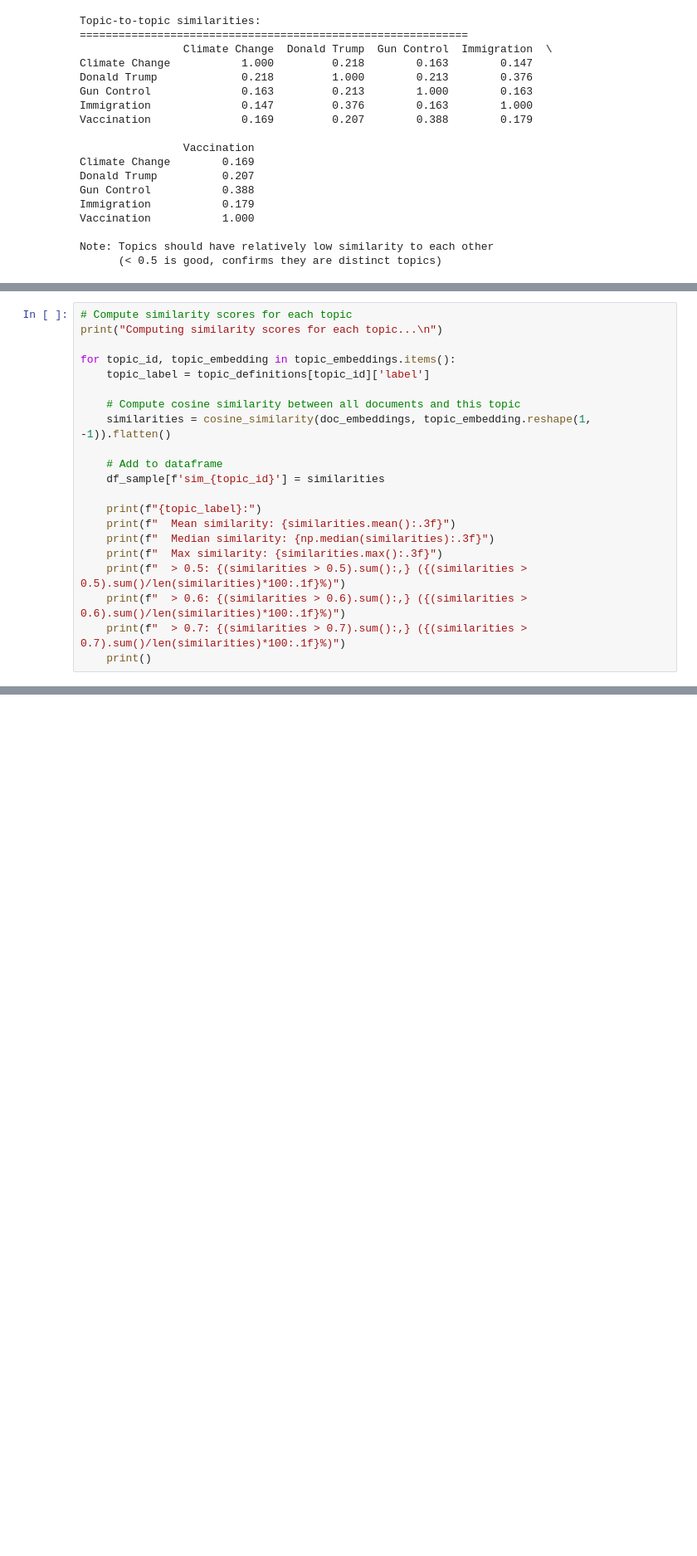
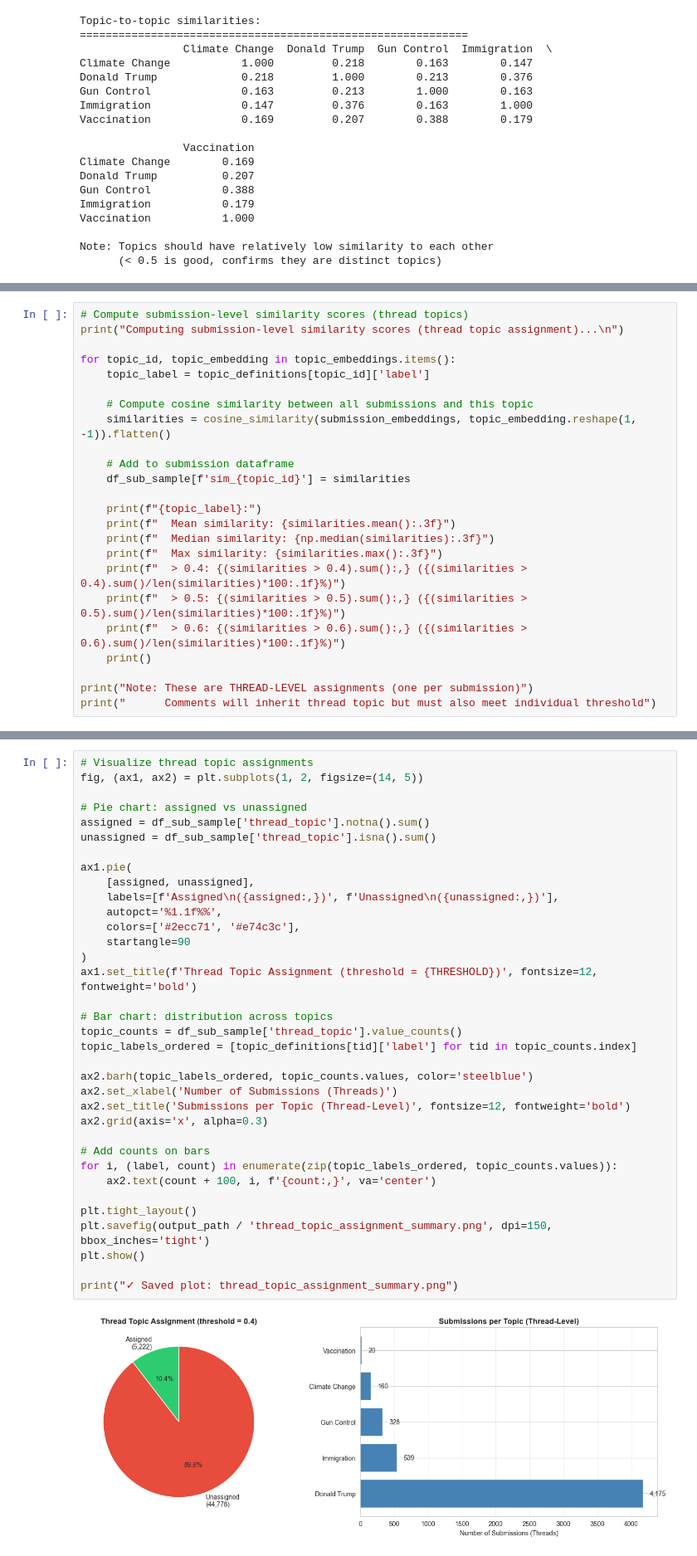
Before and after one commit to MaxiStahl1992/Data_Experiment, a Jupyter notebook: notebooks/reddit/15a_topic_selection_exploration.ipynb, the cells around one changed output, grey strips where cells are left out. Shown at 83% size. Cells and saved outputs as stored; diff of their text form; blank space fills up the shorter version.

```diff
--- a/notebooks/reddit/15a_topic_selection_exploration.ipynb
+++ b/notebooks/reddit/15a_topic_selection_exploration.ipynb
@@ -340,22 +401,25 @@ This will take a few minutes...
 # %%
-# Compute similarity scores for each topic
-print("Computing similarity scores for each topic...\n")
+# Compute submission-level similarity scores (thread topics)
+print("Computing submission-level similarity scores (thread topic assignment)...\n")
 
 for topic_id, topic_embedding in topic_embeddings.items():
     topic_label = topic_definitions[topic_id]['label']
 
-    # Compute cosine similarity between all documents and this topic
-    similarities = cosine_similarity(doc_embeddings, topic_embedding.reshape(1, -1)).flatten()
+    # Compute cosine similarity between all submissions and this topic
+    similarities = cosine_similarity(submission_embeddings, topic_embedding.reshape(1, -1)).flatten()
 
-    # Add to dataframe
-    df_sample[f'sim_{topic_id}'] = similarities
+    # Add to submission dataframe
+    df_sub_sample[f'sim_{topic_id}'] = similarities
 
     print(f"{topic_label}:")
     print(f"  Mean similarity: {similarities.mean():.3f}")
     print(f"  Median similarity: {np.median(similarities):.3f}")
     print(f"  Max similarity: {similarities.max():.3f}")
+    print(f"  > 0.4: {(similarities > 0.4).sum():,} ({(similarities > 0.4).sum()/len(similarities)*100:.1f}%)")
     print(f"  > 0.5: {(similarities > 0.5).sum():,} ({(similarities > 0.5).sum()/len(similarities)*100:.1f}%)")
     print(f"  > 0.6: {(similarities > 0.6).sum():,} ({(similarities > 0.6).sum()/len(similarities)*100:.1f}%)")
-    print(f"  > 0.7: {(similarities > 0.7).sum():,} ({(similarities > 0.7).sum()/len(similarities)*100:.1f}%)")
     print()
+
+print("Note: These are THREAD-LEVEL assignments (one per submission)")
+print("      Comments will inherit thread topic but must also meet individual threshold")
 # %% [output]
@@ -378,0 +501,37 @@ Donald Trump:
+# %%
+# Visualize thread topic assignments
+fig, (ax1, ax2) = plt.subplots(1, 2, figsize=(14, 5))
+
+# Pie chart: assigned vs unassigned
+assigned = df_sub_sample['thread_topic'].notna().sum()
+unassigned = df_sub_sample['thread_topic'].isna().sum()
+
+ax1.pie(
+    [assigned, unassigned],
+    labels=[f'Assigned\n({assigned:,})', f'Unassigned\n({unassigned:,})'],
+    autopct='%1.1f%%',
+    colors=['#2ecc71', '#e74c3c'],
+    startangle=90
+)
+ax1.set_title(f'Thread Topic Assignment (threshold = {THRESHOLD})', fontsize=12, fontweight='bold')
+
+# Bar chart: distribution across topics
+topic_counts = df_sub_sample['thread_topic'].value_counts()
+topic_labels_ordered = [topic_definitions[tid]['label'] for tid in topic_counts.index]
+
+ax2.barh(topic_labels_ordered, topic_counts.values, color='steelblue')
+ax2.set_xlabel('Number of Submissions (Threads)')
+ax2.set_title('Submissions per Topic (Thread-Level)', fontsize=12, fontweight='bold')
+ax2.grid(axis='x', alpha=0.3)
+
+# Add counts on bars
+for i, (label, count) in enumerate(zip(topic_labels_ordered, topic_counts.values)):
+    ax2.text(count + 100, i, f'{count:,}', va='center')
+
+plt.tight_layout()
+plt.savefig(output_path / 'thread_topic_assignment_summary.png', dpi=150, bbox_inches='tight')
+plt.show()
+
+print("✓ Saved plot: thread_topic_assignment_summary.png")
+# %% [output]
+[figure, added]
```
Also changed, not shown: parts of 34 cells of this notebook, 7 other files.
